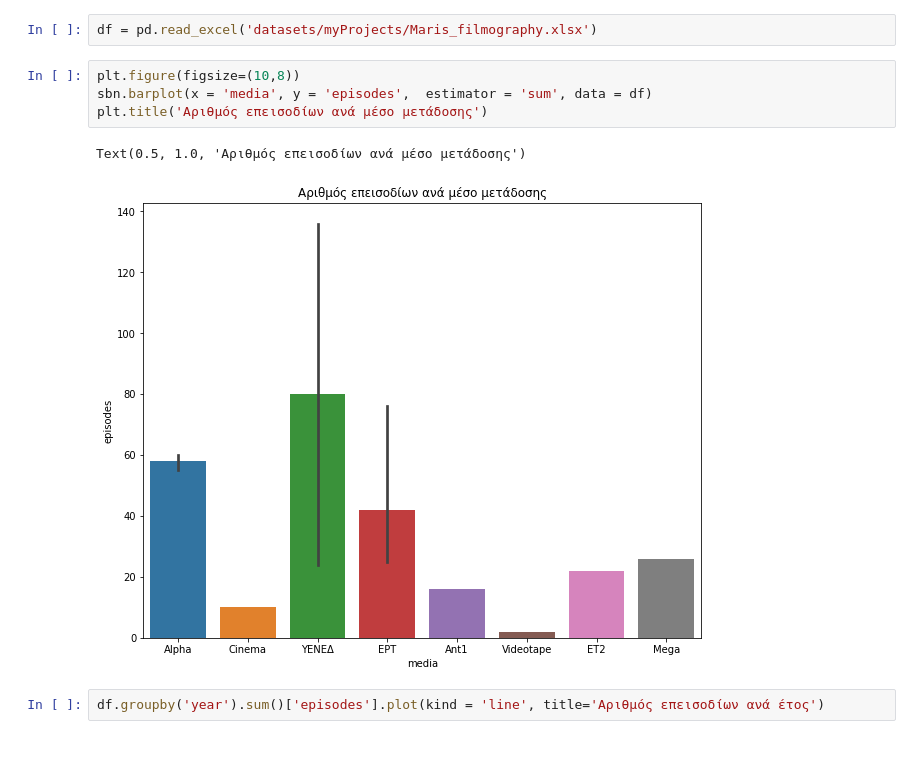
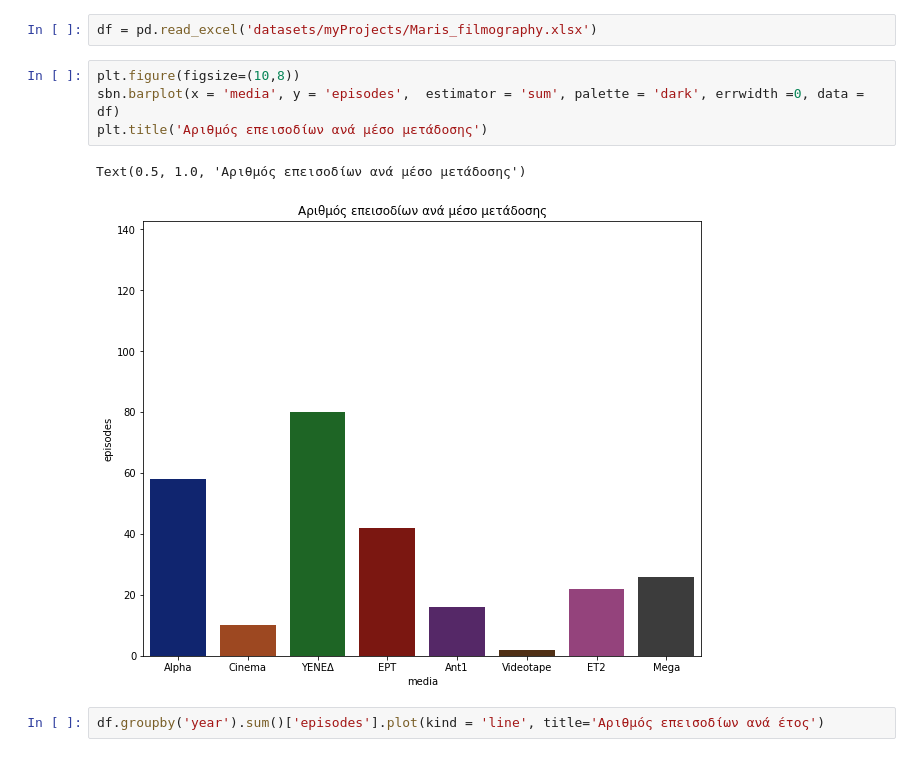
Before and after one commit to AntonioKal/Data_Analysis, a Jupyter notebook: Maris_filmography.ipynb, the cells around one changed output. Cells and saved outputs as stored; diff of their text form.

```diff
--- a/Maris_filmography.ipynb
+++ b/Maris_filmography.ipynb
@@ -16,11 +16,11 @@ pd.set_option('display.max_columns', None)
 df = pd.read_excel('datasets/myProjects/Maris_filmography.xlsx')
 # %%
 plt.figure(figsize=(10,8))
-sbn.barplot(x = 'media', y = 'episodes',  estimator = 'sum', data = df)
+sbn.barplot(x = 'media', y = 'episodes',  estimator = 'sum', palette = 'dark', errwidth =0, data = df)
 plt.title('Αριθμός επεισοδίων ανά μέσο μετάδοσης')
 # %% [output]
 Text(0.5, 1.0, 'Αριθμός επεισοδίων ανά μέσο μετάδοσης')
-[figure, old version]
+[figure, new version]
 # %%
 df.groupby('year').sum()['episodes'].plot(kind = 'line', title='Αριθμός επεισοδίων ανά έτος')
 # %% [output]
```
Also changed, not shown: parts of 1 cell of this notebook.
